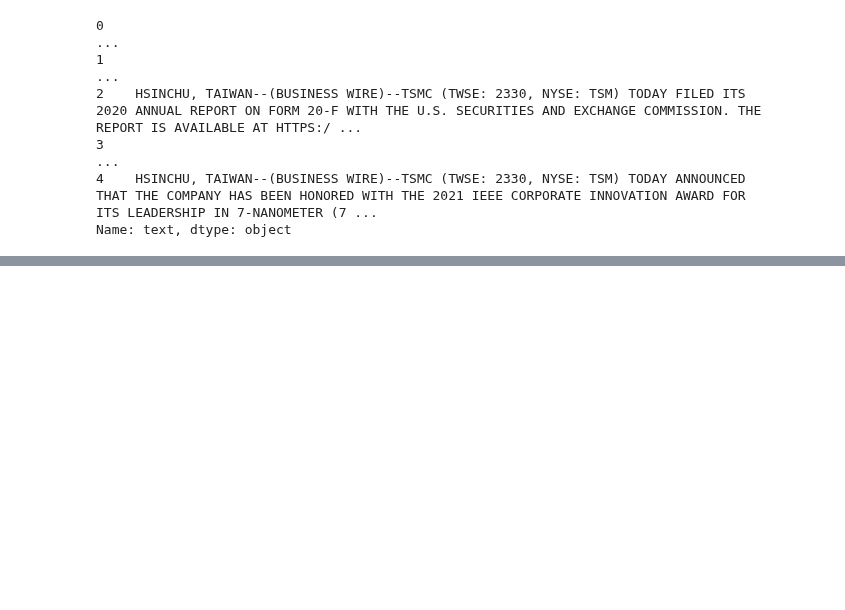
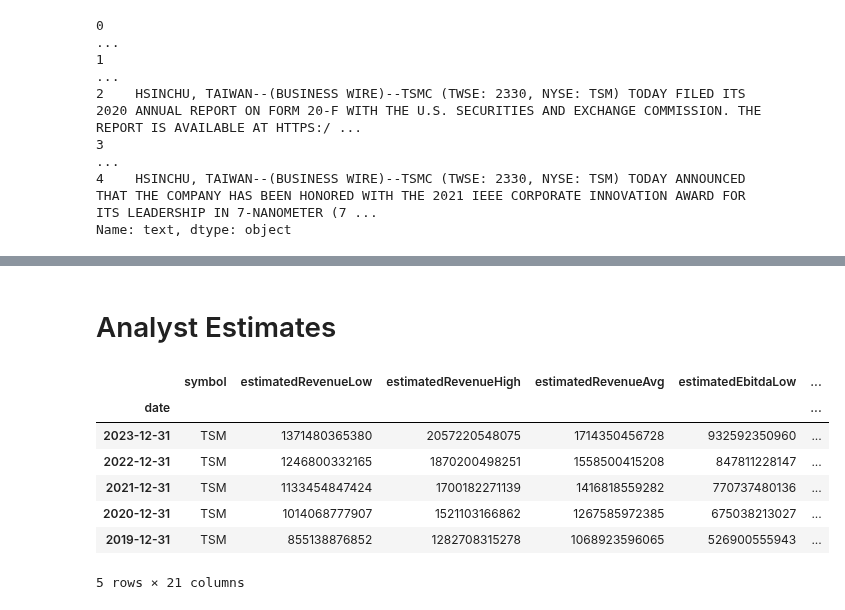
Before and after one commit to dbogatic/value_investing, a Jupyter notebook: company_sentiment.ipynb, the cells around one changed output, grey strips where cells are left out. Cells and saved outputs as stored; diff of their text form; code cells hidden in the pictures; blank space fills up the shorter version.

```diff
--- a/company_sentiment.ipynb
+++ b/company_sentiment.ipynb
@@ -111,0 +176,19 @@ Name: text, dtype: object
+# %% [markdown]
+# Analyst Estimates
+# %%
+# Ratings and recommendations from FMP analysts who use CAGR formula to predict and analyse stocks
+url = f'https://financialmodelingprep.com/api/v3/analyst-estimates/{company}?apikey={FMP_API_KEY}'
+analyst_estimates = requests.get(url).json()
+analyst_estimates = pd.DataFrame(analyst_estimates)
+analyst_estimates['date'] = pd.to_datetime(analyst_estimates['date'])
+analyst_estimates = analyst_estimates.set_index('date')
+analyst_estimates.head()
+# %% [output]
+|  | symbol | estimatedRevenueLow | estimatedRevenueHigh | estimatedRevenueAvg | estimatedEbitdaLow | ... |
+| date |  |  |  |  |  | ... |
+| 2023-12-31 | TSM | 1371480365380 | 2057220548075 | 1714350456728 | 932592350960 | ... |
+| 2022-12-31 | TSM | 1246800332165 | 1870200498251 | 1558500415208 | 847811228147 | ... |
+| 2021-12-31 | TSM | 1133454847424 | 1700182271139 | 1416818559282 | 770737480136 | ... |
+| 2020-12-31 | TSM | 1014068777907 | 1521103166862 | 1267585972385 | 675038213027 | ... |
+| 2019-12-31 | TSM | 855138876852 | 1282708315278 | 1068923596065 | 526900555943 | ... |
+5 rows × 21 columns
```
Also changed, not shown: parts of 14 cells of this notebook.
